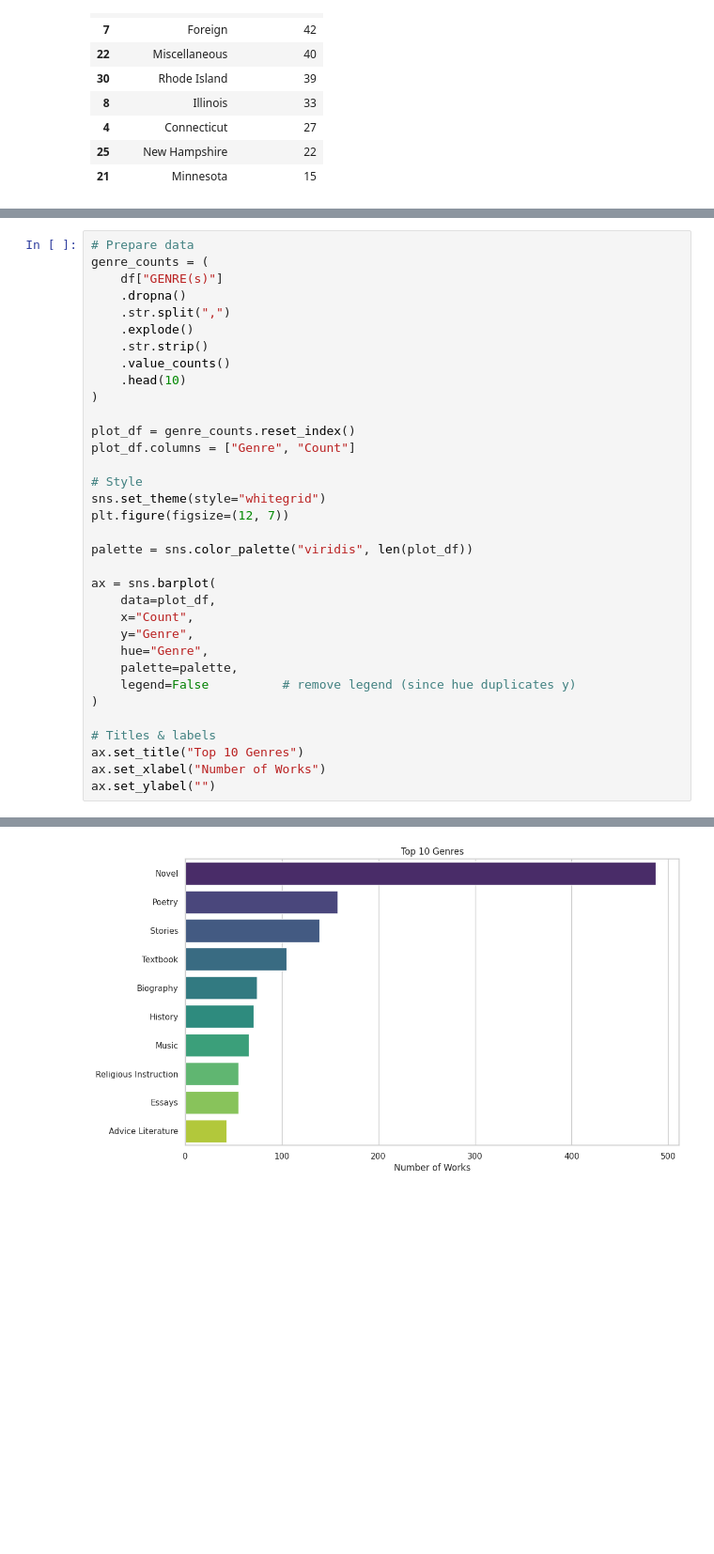
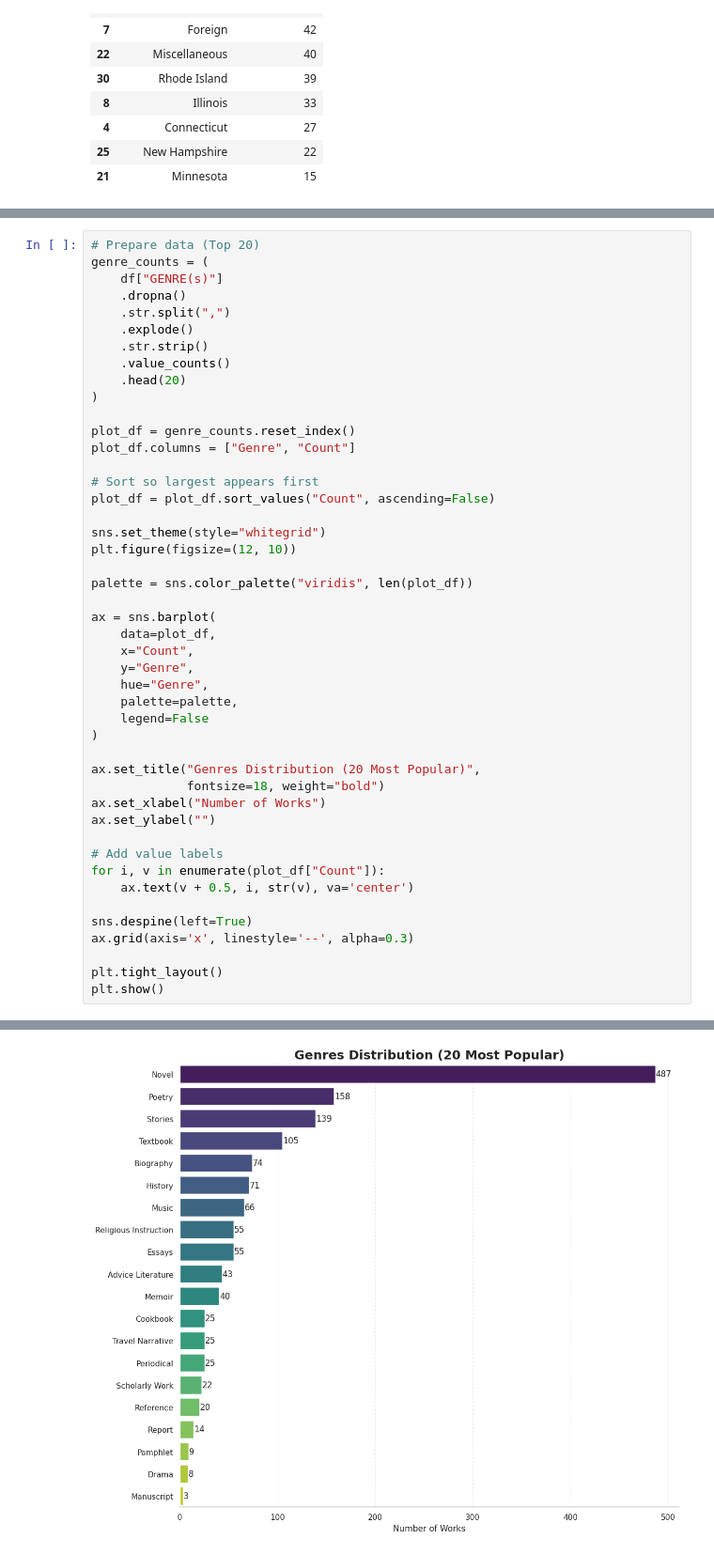
Before and after one commit to akjieettt/dri-beautiful-sisterhood-of-books, a Jupyter notebook: DRIBeautifulSisterhoodOfBooks.ipynb, the cells around one changed output, grey strips where cells are left out. Shown at 94% size. Saved outputs shown, nothing was run; the diff lists cells and outputs as text; blank space fills up the shorter version.

```diff
--- a/DRIBeautifulSisterhoodOfBooks.ipynb
+++ b/DRIBeautifulSisterhoodOfBooks.ipynb
@@ -138,5 +138,5 @@ plt.show()
 # %%
-# Prepare data
+# Prepare data (Top 20)
 genre_counts = (
     df["GENRE(s)"]
     .dropna()
@@ -144,15 +144,17 @@ genre_counts = (
     .explode()
     .str.strip()
     .value_counts()
-    .head(10)
+    .head(20)
 )
 
 plot_df = genre_counts.reset_index()
 plot_df.columns = ["Genre", "Count"]
 
-# Style
+# Sort so largest appears first
+plot_df = plot_df.sort_values("Count", ascending=False)
+
 sns.set_theme(style="whitegrid")
-plt.figure(figsize=(12, 7))
+plt.figure(figsize=(12, 10))
 
 palette = sns.color_palette("viridis", len(plot_df))
 
@@ -162,11 +164,21 @@ ax = sns.barplot(
     y="Genre",
     hue="Genre",
     palette=palette,
-    legend=False          # remove legend (since hue duplicates y)
+    legend=False
 )
 
-# Titles & labels
-ax.set_title("Top 10 Genres")
+ax.set_title("Genres Distribution (20 Most Popular)",
+             fontsize=18, weight="bold")
 ax.set_xlabel("Number of Works")
 ax.set_ylabel("")
+
+# Add value labels
+for i, v in enumerate(plot_df["Count"]):
+    ax.text(v + 0.5, i, str(v), va='center')
+
+sns.despine(left=True)
+ax.grid(axis='x', linestyle='--', alpha=0.3)
+
+plt.tight_layout()
+plt.show()
 # %% [output]
@@ -174 +185 @@ Text(0, 0.5, '')
-[figure, old version]
+[figure, new version]
```
Also changed, not shown: parts of 3 cells of this notebook.
